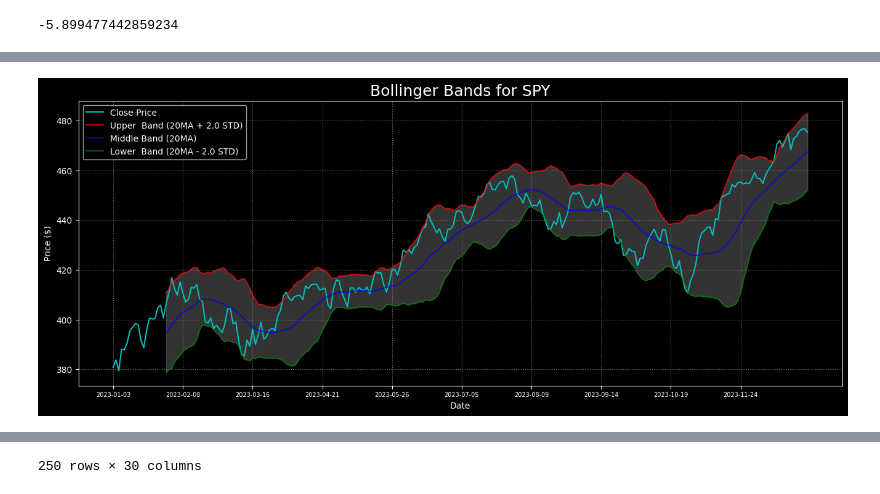
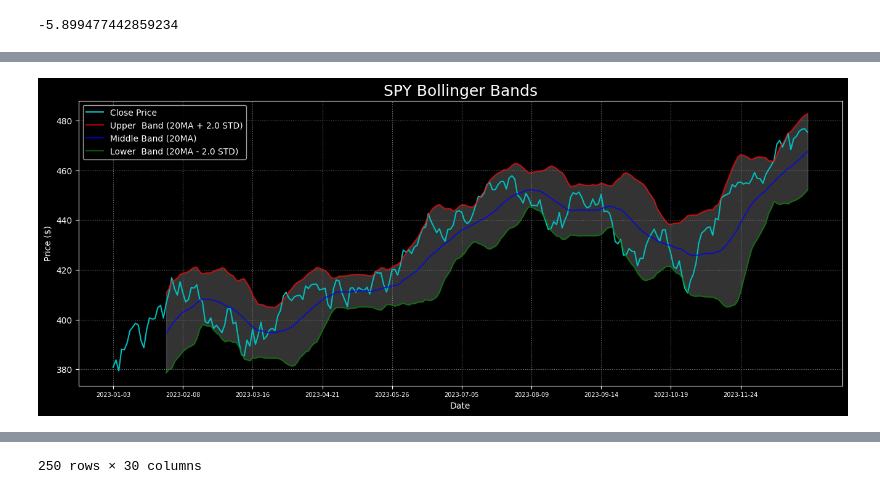
Before and after one commit to AndryADSM/Asset-Analyzer, a Jupyter notebook: asset_analyzer.ipynb, the cells around one changed output, grey strips where cells are left out. Drawn from its saved outputs; the diff is of its cells as text; code cells hidden in the pictures.

```diff
--- a/asset_analyzer.ipynb
+++ b/asset_analyzer.ipynb
@@ -1298,7 +1321,7 @@ def calc_rsi(
         *,
         use_price: str  = 'Close',
         window:    int  = 14,
-        add_col:   bool = True,
+        add_col:   bool = False,
         plot:      bool = True,
         style:     str  = 'dark_background',
         figsize:   tuple[int] | None = None,
@@ -1326,7 +1349,7 @@ def calc_rsi(
     df['RSI'] = rsi
 
     if add_col:
-        df.columns = pd.MultiIndex.from_product([[f'Calcs {ticker}'], df.columns])
+        df.columns = pd.MultiIndex.from_product([[f'{ticker}'], df.columns])
         df = pd.concat([data, df], axis=1)
 
     if plot:
@@ -1343,7 +1366,7 @@ def calc_rsi(
         # Plot
         with plt.style.context(style):
             plt.figure(figsize=figsize)
-            plt.title(f'Relative Strength Index (RSI) for {ticker}', size=18)
+            plt.title(f'{ticker} Relative Strength Index (RSI)', size=18)
 
             plt.plot(data_to_plot, color=color, label='RSI')
             plt.axhline(up_line, color='r', linestyle='--', label=f'Upper  Line ({up_line})')
@@ -1362,6 +1385,6 @@ def calc_rsi(
 
     return df
 
-data_with_calcs = calc_rsi(data, 'SPY')
+data_with_calcs = calc_rsi(data, 'SPY', add_col=True)
 data_with_calcs
 # %% [output]
@@ -1390,7 +1413,7 @@ def calc_historical_volatility(
         *,
         use_price: str  = 'Close',
         window:    int  = 20,
-        add_col:   bool = True,
+        add_col:   bool = False,
         plot:      bool = True,
         style:     str  = 'dark_background',
         figsize:   tuple[int] | None = None,
@@ -1411,7 +1434,7 @@ def calc_historical_volatility(
     df['Volatility'] = volatility
 
     if add_col:
-        df.columns = pd.MultiIndex.from_product([[f'Calcs {ticker}'], df.columns])
+        df.columns = pd.MultiIndex.from_product([[f'{ticker}'], df.columns])
         df = pd.concat([data, df], axis=1)
 
     if plot:
@@ -1428,7 +1451,7 @@ def calc_historical_volatility(
         # Plot
         with plt.style.context(style):
             plt.figure(figsize=figsize)
-            plt.title(f'Historical Volatility of {ticker}', size=18)
+            plt.title(f'{ticker} Historical Volatility', size=18)
 
             plt.plot(data_to_plot, color=color, label='Volatility')
             plt.axhline(data_to_plot.mean(), color='y', linestyle='--', label='Average')
@@ -1444,6 +1467,6 @@ def calc_historical_volatility(
 
     return df
 
-data_with_calcs = calc_historical_volatility(data_with_calcs, 'SPY')
+data_with_calcs = calc_historical_volatility(data_with_calcs, 'SPY', add_col=True)
 data_with_calcs
 # %% [output]
@@ -1473,7 +1496,7 @@ def calc_bollinger_bands(
         use_price: str   = 'Close',
         window:    int   = 20,
         num_std:   float = 2.0,
-        add_col:   bool  = True,
+        add_col:   bool  = False,
         plot:      bool  = True,
         style:     str   = 'dark_background',
         figsize:   tuple[int] | None = None,
@@ -1498,7 +1521,7 @@ def calc_bollinger_bands(
     df['Lower Band']  = lower_band
 
     if add_col:
-        df.columns = pd.MultiIndex.from_product([[f'Calcs {ticker}'], df.columns])
+        df.columns = pd.MultiIndex.from_product([[f'{ticker}'], df.columns])
         df = pd.concat([data, df], axis=1)
 
     if plot:
@@ -1508,40 +1531,44 @@ def calc_bollinger_bands(
         if data_to_plot.index.name == 'Datetime':
             date_format = '%Y-%m-%d %H:%M'
         data_to_plot.index = data_to_plot.index.strftime(date_format)
 
         upper_band .index = upper_band .index.strftime(date_format)
         middle_band.index = middle_band.index.strftime(date_format)
         lower_band .index = lower_band .index.strftime(date_format)
 
         if figsize is None:
             figsize = (16, 6)
 
         # Plot
         with plt.style.context(style):
             plt.figure(figsize=figsize)
-            plt.title(f'Bollinger Bands for {ticker}', size=18)
+            plt.title(f'{ticker} Bollinger Bands', size=18)
 
             plt.plot(data_to_plot, color=color, label=f'{use_price} Price')
-            plt.plot(upper_band , color='r', alpha=0.7, label=f'Upper  Band ({window}MA + {num_std} STD)')
-            plt.plot(middle_band, color='b', alpha=0.7, label=f'Middle Band ({window}MA)')
-            plt.plot(lower_band , color='g', alpha=0.7, label=f'Lower  Band ({window}MA - {num_std} STD)')
-            plt.fill_between(data_to_plot.index, upper_band, lower_band, color='grey', alpha=0.4)
+            plt.plot(upper_band , color='r', alpha=0.7,
+                     label=f'Upper  Band ({window}MA + {num_std} STD)')
+            plt.plot(middle_band, color='b', alpha=0.7,
+                     label=f'Middle Band ({window}MA)')
+            plt.plot(lower_band , color='g', alpha=0.7,
+                     label=f'Lower  Band ({window}MA - {num_std} STD)')
+            plt.fill_between(data_to_plot.index, upper_band, lower_band,
+                             color='grey', alpha=0.4)
 
             plt.grid(which='major', color='grey', zorder=0, linestyle=':')
             plt.xticks(np.arange(len(data_to_plot),
                                 step=max(len(data_to_plot) // 10, 1)),
                        size=7)
             plt.legend()
             plt.xlabel('Date')
             plt.ylabel('Price ($)')
             plt.show()
 
     return df
 
-data_with_calcs = calc_bollinger_bands(data_with_calcs, 'SPY')
+data_with_calcs = calc_bollinger_bands(data_with_calcs, 'SPY', add_col=True)
 data_with_calcs
 # %% [output]
-[figure, old version]
+[figure, new version]
 |  | SPY |  |  |  |  |  | AAPL |  |  |  | ... | ... |
 |  | Open | High | Low | Close | Adj Close | Volume | Open | High | Low | Close | ... | ... |
 | Date |  |  |  |  |  |  |  |  |  |  |  | ... |
```
Also changed, not shown: parts of 22 cells of this notebook.
